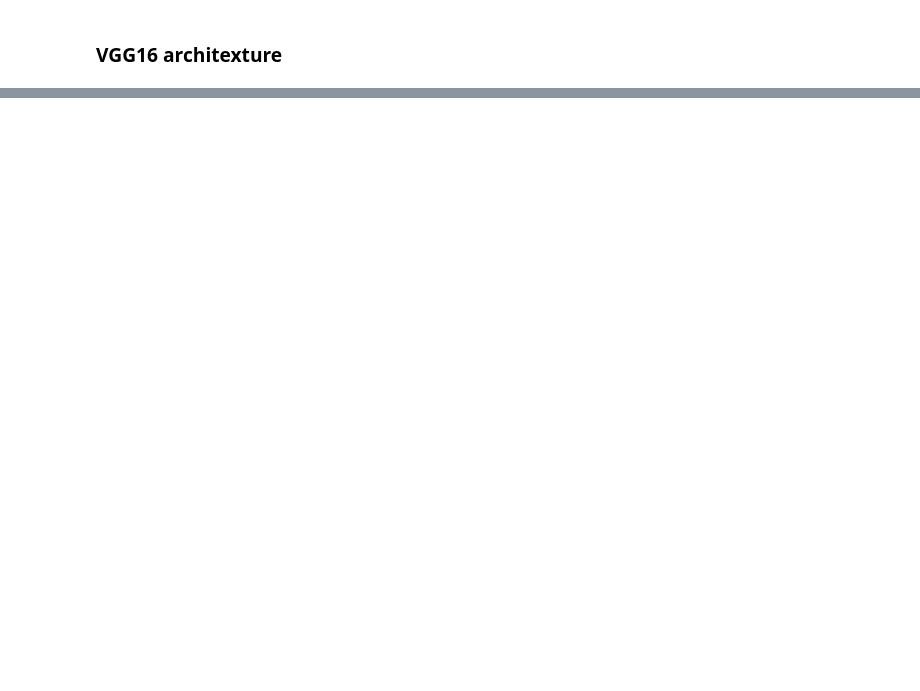
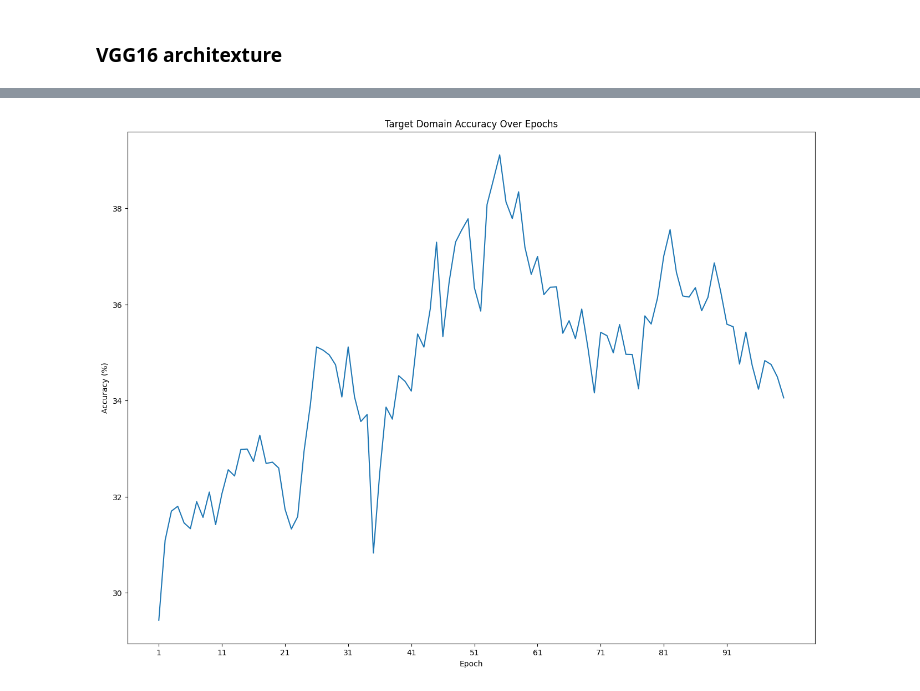
Before and after one commit to Dimitris-STAT/Unsupervised-Domain-Adaptation, a Jupyter notebook: notebooks/DeepCORAL_VGG16-MNIST.ipynb, the cells around one changed output, grey strips where cells are left out. Cells and saved outputs as stored; diff of their text form; code cells hidden in the pictures; blank space fills up the shorter version.

```diff
--- a/notebooks/DeepCORAL_VGG16-MNIST.ipynb
+++ b/notebooks/DeepCORAL_VGG16-MNIST.ipynb
@@ -399,7 +394,7 @@ class DeepCORAL(nn.Module):
     def __init__(self, num_classes=params['num_classes']):
         super(DeepCORAL, self).__init__()
         self.sharedNet = VGG16Custom()
-        self.fc = nn.Linear(512, num_classes)
+        self.fc = nn.Linear(4096, num_classes)
 
         # initialize according to CORAL paper experiment
         self.fc.weight.data.normal_(0, 0.005)
@@ -411,18 +406,3 @@ class DeepCORAL(nn.Module):
         target = self.sharedNet(target)
         target = self.fc(target)
         return source, target
-
-# Function to load pretrained weights into the DeepCORAL model
-def load_pretrained(model, pretrained_path):
-    pretrained_vgg = torch.load(pretrained_path)
-    model_dict = model.state_dict()
-    pretrained_dict = {k: v for k, v in pretrained_vgg.items() if k in model_dict and not k.startswith('classifier.6')}
-    model_dict.update(pretrained_dict)
-    model.load_state_dict(model_dict)
-    return model
-
-# Example of loading pretrained weights into DeepCORAL
-pretrained_path = 'model_checkpoints/3channeled_vgg16_mnist.pth'  # Specify your pre-trained VGG-16 model path
-deepcoral = DeepCORAL(num_classes=10)
-deepcoral = load_pretrained(deepcoral.sharedNet, pretrained_path)
-print(deepcoral)
@@ -454,10 +458,10 @@ source_trainloader = mnist_trainloader
 target_trainloader = svhn_trainloader
 
 # Training function
-def train(model, optimizer, epoch, _lambda, params):
+def train(model, source_loader, target_loader, optimizer, epoch, _lambda, params):
     model.train()
     result = []
-    source, target = list(iter(source_trainloader)), list(iter(target_trainloader))
+    source, target = list(iter(source_loader)), list(iter(target_loader))
     train_steps = min(len(source), len(target))
 
     for batch_idx in range(train_steps):
@@ -469,8 +473,10 @@ def train(model, optimizer, epoch, _lambda, params):
 
         optimizer.zero_grad()
         out1, out2 = model(source_data, target_data)
+
         classification_loss = F.cross_entropy(out1, source_label)
-        coral_loss = CORAL(out1, out2)  # Assuming CORAL is defined elsewhere
+        coral_loss = CORAL(out1, out2)
+
         total_loss = _lambda * coral_loss + classification_loss
         total_loss.backward()
         optimizer.step()
@@ -485,23 +491,25 @@ def train(model, optimizer, epoch, _lambda, params):
             'total_loss': total_loss.item()
         })
 
-        print('Train Epoch: {:2d} [{:2d}/{:2d}]\t'
-              'Lambda: {:.4f}, Class: {:.6f}, CORAL: {:.6f}, Total_Loss: {:.6f}'.format(
-            epoch, batch_idx + 1, train_steps, _lambda,
-            classification_loss.item(), coral_loss.item(), total_loss.item()))
+    print('Train Epoch: {:2d} [{:2d}/{:2d}]\t'
+          'Lambda: {:.4f}, Class: {:.6f}, CORAL: {:.6f}, Total_Loss: {:.6f}'.format(
+        epoch, batch_idx + 1, train_steps, _lambda,
+        classification_loss.item(), coral_loss.item(), total_loss.item()))
 
     return result
 
-# Testing function
 def test(model, dataset_loader, epoch, params):
     model.eval()
     test_loss = 0
     correct = 0
     with torch.no_grad():
         for data, target in dataset_loader:
+
             data, target = data.to(params['device']), target.to(params['device'])
-            out = model(data)
+
+            out, _ = model(data, data)
             test_loss += F.cross_entropy(out, target, reduction='sum').item()
+
             pred = out.argmax(dim=1, keepdim=True)
             correct += pred.eq(target.view_as(pred)).sum().item()
 
@@ -520,23 +528,31 @@ def test(model, dataset_loader, epoch, params):
     }
 
 # Main training and testing loop
-args = {
-    'device': torch.device('cuda' if torch.cuda.is_available() else 'cpu'),
-    # 'transformed_dataloader': transformed_dataloader,
-    'svhn_trainloader': svhn_trainloader,
-    'mnist_trainloader': mnist_testloader,
-}
-
 best_accuracy = 0.0
-
-for epoch in range(1, 5 + 1):
-    train_results = train(deepcoral, optimizer, epoch, _lambda=0.5, params=args)
-    test_results = test(deepcoral, svhn_testloader, epoch, params=args)
-    print(f"Test Epoch: {epoch}, Accuracy: {test_results['accuracy']:.2f}%")
+accuracies = []  # List to store accuracy for each epoch
+for epoch in range(1, params['epochs'] + 1):
+    train_results = train(deepcoral, source_trainloader, target_trainloader, optimizer, epoch, _lambda=0.5, params=params)
+    test_results = test(deepcoral, svhn_testloader, epoch, params=params)
+    accuracies.append(test_results['accuracy'])
+    print(f"Test Epoch: {epoch}, Target Domain Accuracy: {test_results['accuracy']:.2f}%")
 
     # Save the model if the accuracy improves
     if test_results['accuracy'] > best_accuracy:
         best_accuracy = test_results['accuracy']
-        torch.save(deepcoral.state_dict(), 'model_checkpoints/best_model.pth')
-        print(f"New best model saved with accuracy: {best_accuracy:.2f}%")
+        # torch.save(deepcoral.state_dict(), 'model_checkpoints/best_deepCORAL.pth')
+        print(f"New best model accuracy: {best_accuracy:.2f}%")
+
+epochs = np.arange(1, params['epochs'] + 1) # x-axis
+# Plotting the accuracy
+plt.figure(figsize=(16, 12))
+plt.plot(epochs, accuracies)
+plt.xlabel('Epoch')
+plt.ylabel('Accuracy (%)')
+plt.title('Target Domain Accuracy Over Epochs')
+
+# Adjusting x-axis ticks to avoid crowding
+plt.xticks(range(1, len(accuracies) + 1, max(1, len(accuracies) // 10)))
+
+plt.grid(False)
+plt.show()
 # %% [output]
@@ -543,0 +576 @@ RuntimeError: mat1 and mat2 shapes cannot be multiplied (32x10 and 512x10)
+[figure, added]
```
Also changed, not shown: parts of 16 cells of this notebook.
